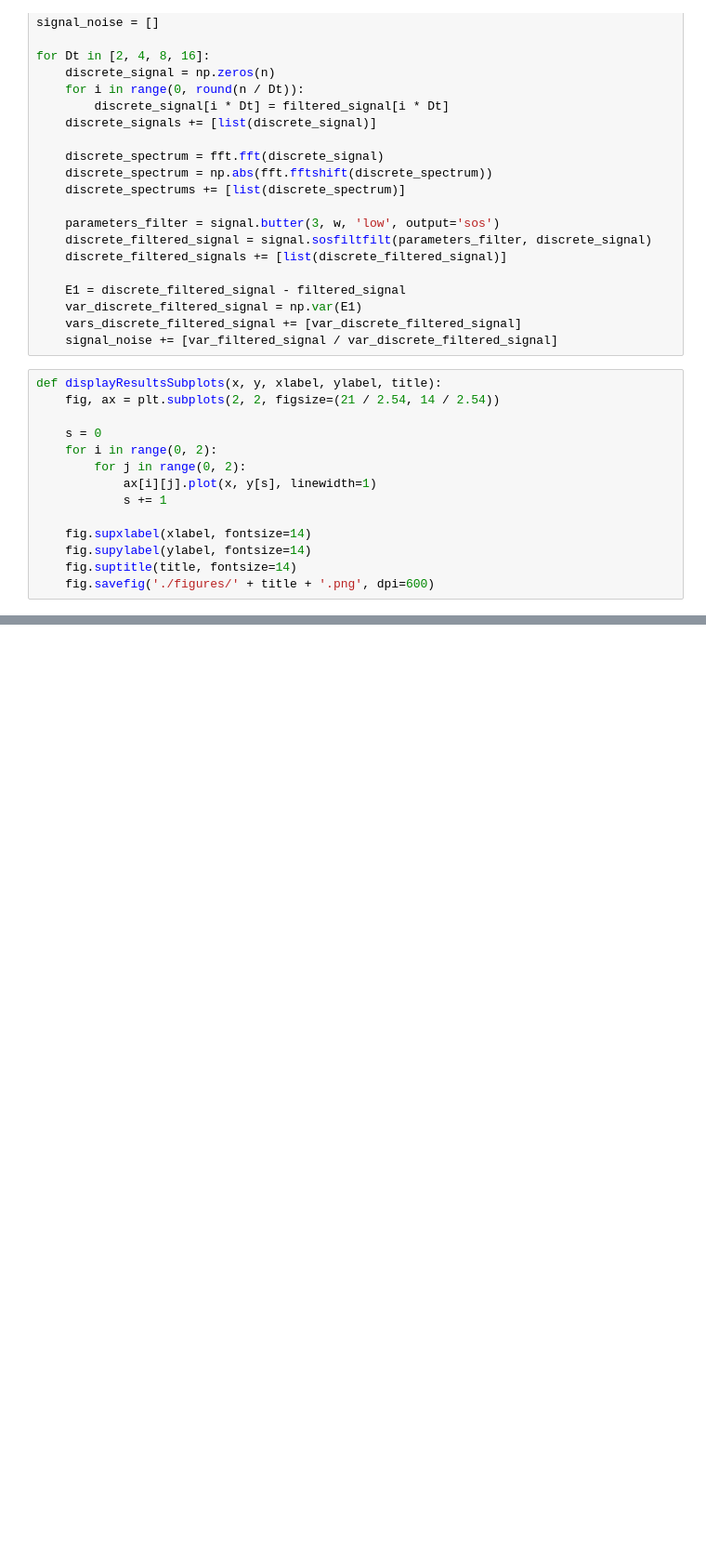
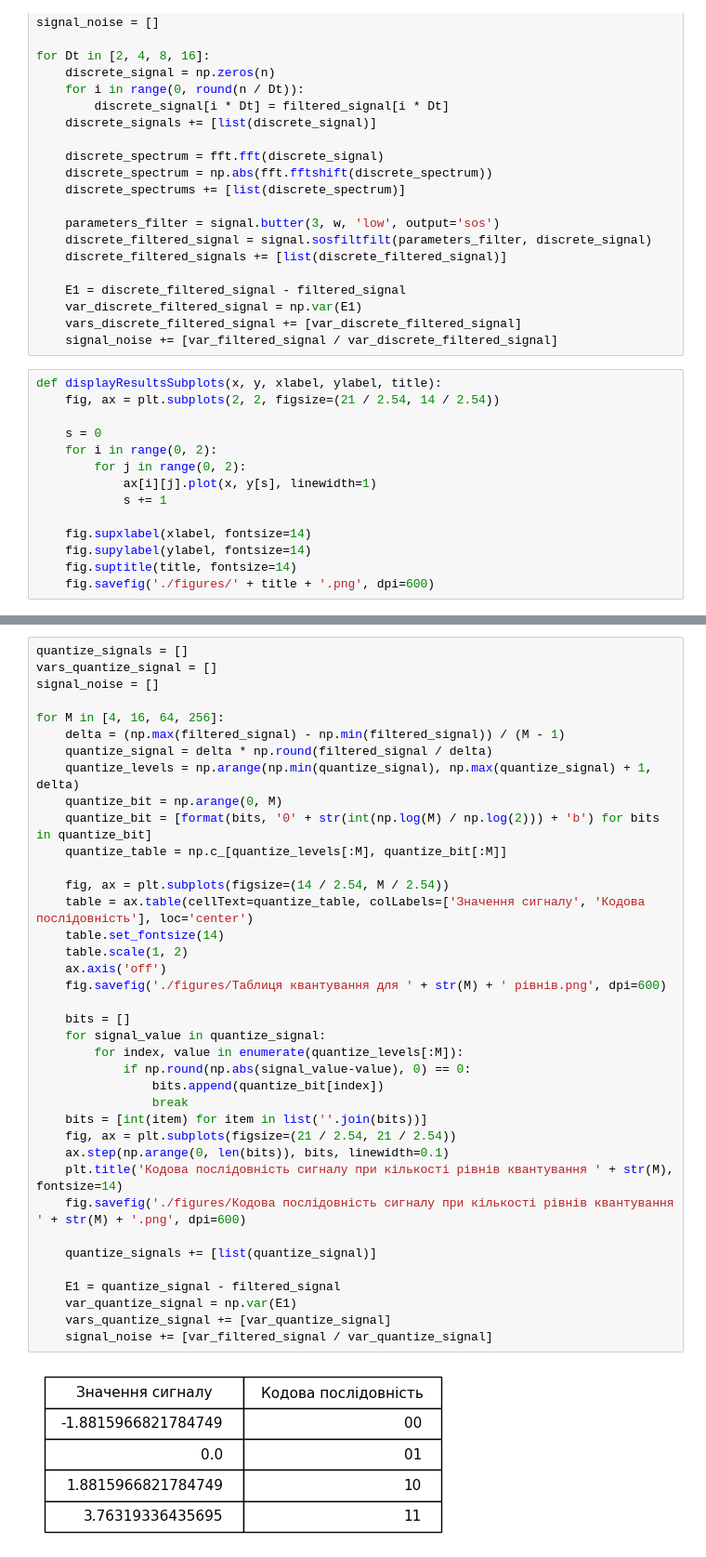
Before and after one commit to Vladyslav-Kolisnyk/TDC_Kolisnyk_526, a Jupyter notebook: SignalProcessing/SignalProcessing.ipynb, the cells around one changed output, grey strips where cells are left out. Shown at 93% size. Saved outputs shown, nothing was run; the diff lists cells and outputs as text; blank space fills up the shorter version.

Commit message:
Signal processing, 3

```diff
--- a/SignalProcessing/SignalProcessing.ipynb
+++ b/SignalProcessing/SignalProcessing.ipynb
@@ -103,0 +104,40 @@ showResults(x, signal_noise, 'Залежність співвідношення
+# %%
+quantize_signals = []
+vars_quantize_signal = []
+signal_noise = []
+
+for M in [4, 16, 64, 256]:
+    delta = (np.max(filtered_signal) - np.min(filtered_signal)) / (M - 1)
+    quantize_signal = delta * np.round(filtered_signal / delta)
+    quantize_levels = np.arange(np.min(quantize_signal), np.max(quantize_signal) + 1, delta)
+    quantize_bit = np.arange(0, M)
+    quantize_bit = [format(bits, '0' + str(int(np.log(M) / np.log(2))) + 'b') for bits in quantize_bit]
+    quantize_table = np.c_[quantize_levels[:M], quantize_bit[:M]]
+
+    fig, ax = plt.subplots(figsize=(14 / 2.54, M / 2.54))
+    table = ax.table(cellText=quantize_table, colLabels=['Значення сигналу', 'Кодова послідовність'], loc='center')
+    table.set_fontsize(14)
+    table.scale(1, 2)
+    ax.axis('off')
+    fig.savefig('./figures/Таблиця квантування для ' + str(M) + ' рівнів.png', dpi=600)
+
+    bits = []
+    for signal_value in quantize_signal:
+        for index, value in enumerate(quantize_levels[:M]):
+            if np.round(np.abs(signal_value-value), 0) == 0:
+                bits.append(quantize_bit[index])
+                break
+    bits = [int(item) for item in list(''.join(bits))]
+    fig, ax = plt.subplots(figsize=(21 / 2.54, 21 / 2.54))
+    ax.step(np.arange(0, len(bits)), bits, linewidth=0.1)
+    plt.title('Кодова послідовність сигналу при кількості рівнів квантування ' + str(M), fontsize=14)
+    fig.savefig('./figures/Кодова послідовність сигналу при кількості рівнів квантування ' + str(M) + '.png', dpi=600)
+
+    quantize_signals += [list(quantize_signal)]
+
+    E1 = quantize_signal - filtered_signal
+    var_quantize_signal = np.var(E1)
+    vars_quantize_signal += [var_quantize_signal]
+    signal_noise += [var_filtered_signal / var_quantize_signal]
+# %% [output]
+[figure, added]
```
Also changed, not shown: parts of 11 cells of this notebook, 18 other files.
